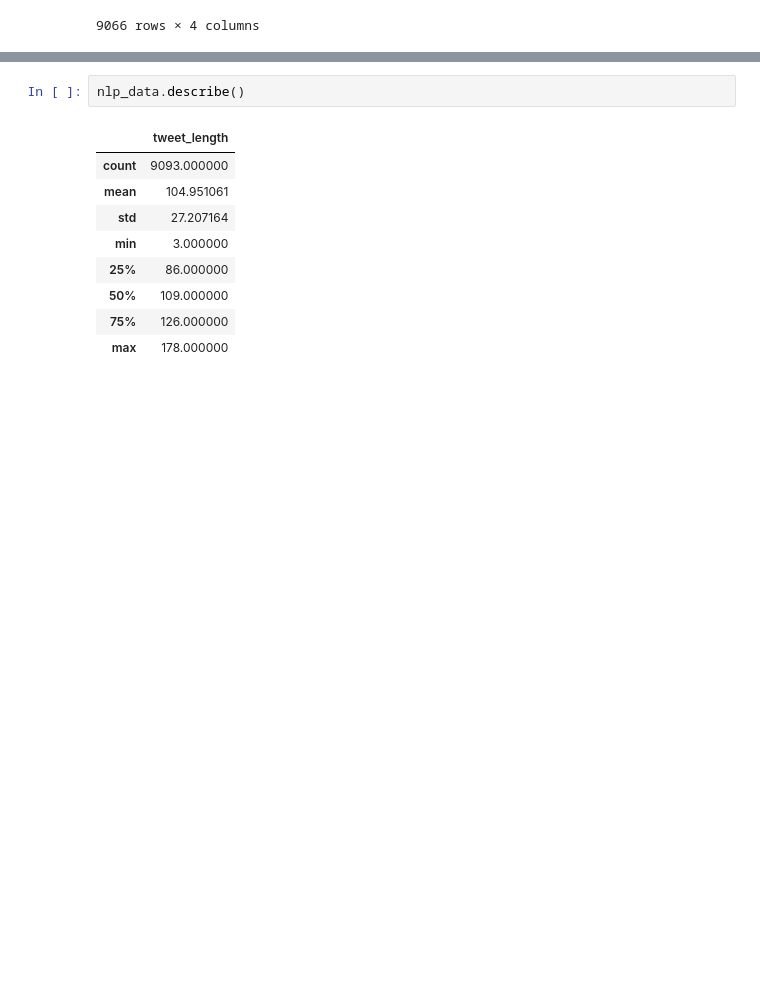
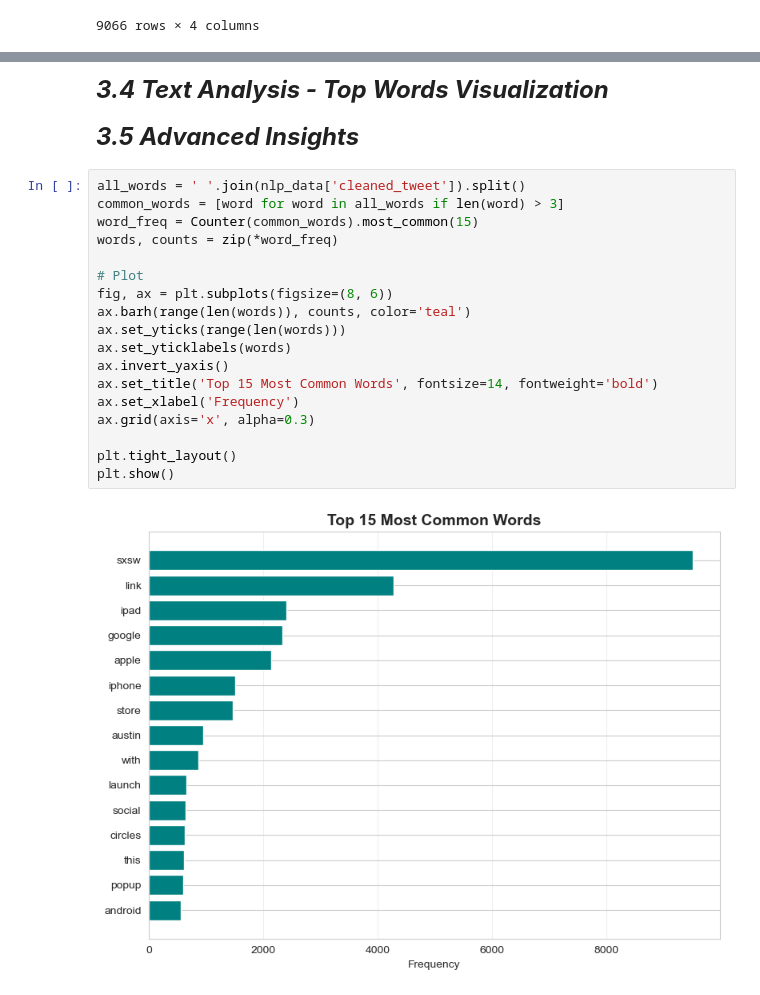
Before and after one commit to Mark-eki/DS-Phase-4-project, a Jupyter notebook: nlp.ipynb, the cells around one changed output, grey strips where cells are left out. Saved outputs shown, nothing was run; the diff lists cells and outputs as text; blank space fills up the shorter version.

Commit message:
Advanced insights

```diff
--- a/nlp.ipynb
+++ b/nlp.ipynb
@@ -248,12 +310,24 @@ memory usage: 284.3+ KB
-# %%
-nlp_data.describe()
-# %% [output]
-|  | tweet_length |
-| count | 9093.000000 |
-| mean | 104.951061 |
-| std | 27.207164 |
-| min | 3.000000 |
-| 25% | 86.000000 |
-| 50% | 109.000000 |
-| 75% | 126.000000 |
-| max | 178.000000 |
+# %% [markdown]
+***<span style="font-size: 24px;">3.4 Text Analysis - Top Words Visualization </span>***
+# %% [markdown]
+***<span style="font-size: 24px;">3.5 Advanced Insights</span>***
+# %%
+all_words = ' '.join(nlp_data['cleaned_tweet']).split()
+common_words = [word for word in all_words if len(word) > 3]
+word_freq = Counter(common_words).most_common(15)
+words, counts = zip(*word_freq)
+
+# Plot
+fig, ax = plt.subplots(figsize=(8, 6))
+ax.barh(range(len(words)), counts, color='teal')
+ax.set_yticks(range(len(words)))
+ax.set_yticklabels(words)
+ax.invert_yaxis()
+ax.set_title('Top 15 Most Common Words', fontsize=14, fontweight='bold')
+ax.set_xlabel('Frequency')
+ax.grid(axis='x', alpha=0.3)
+
+plt.tight_layout()
+plt.show()
+# %% [output]
+[figure, added]
```
Also changed, not shown: parts of 8 cells of this notebook.
